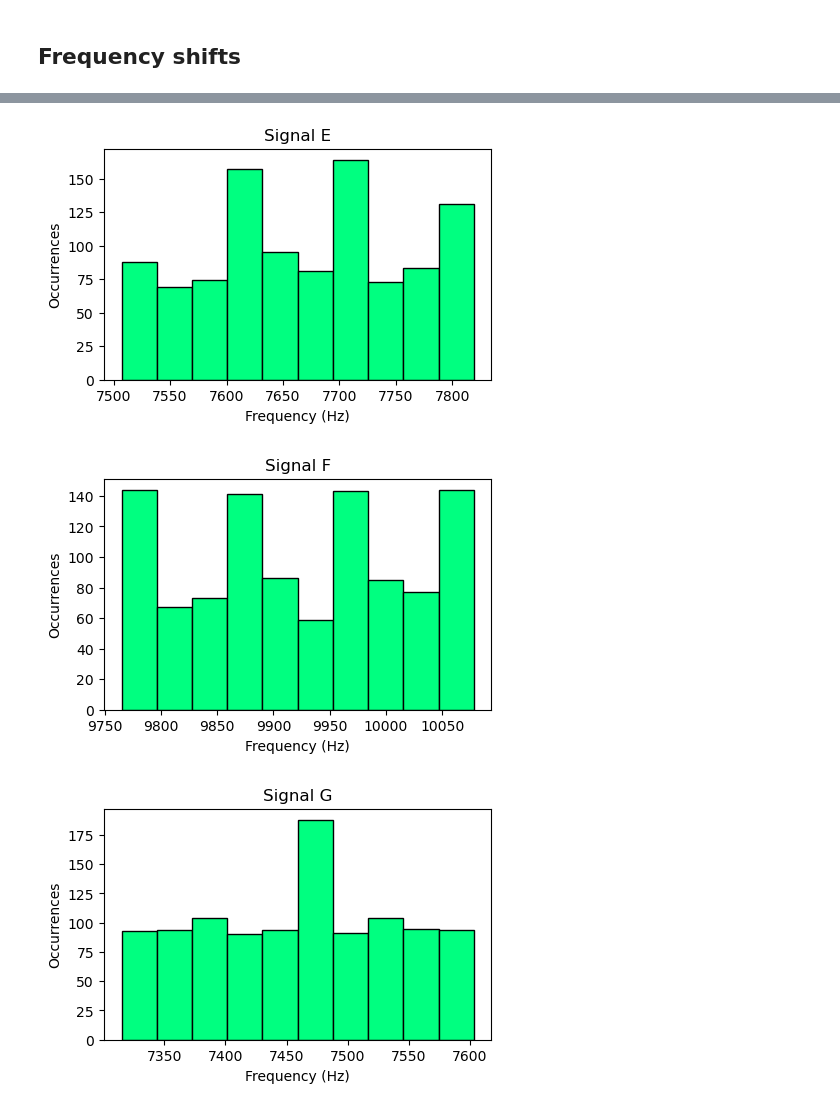
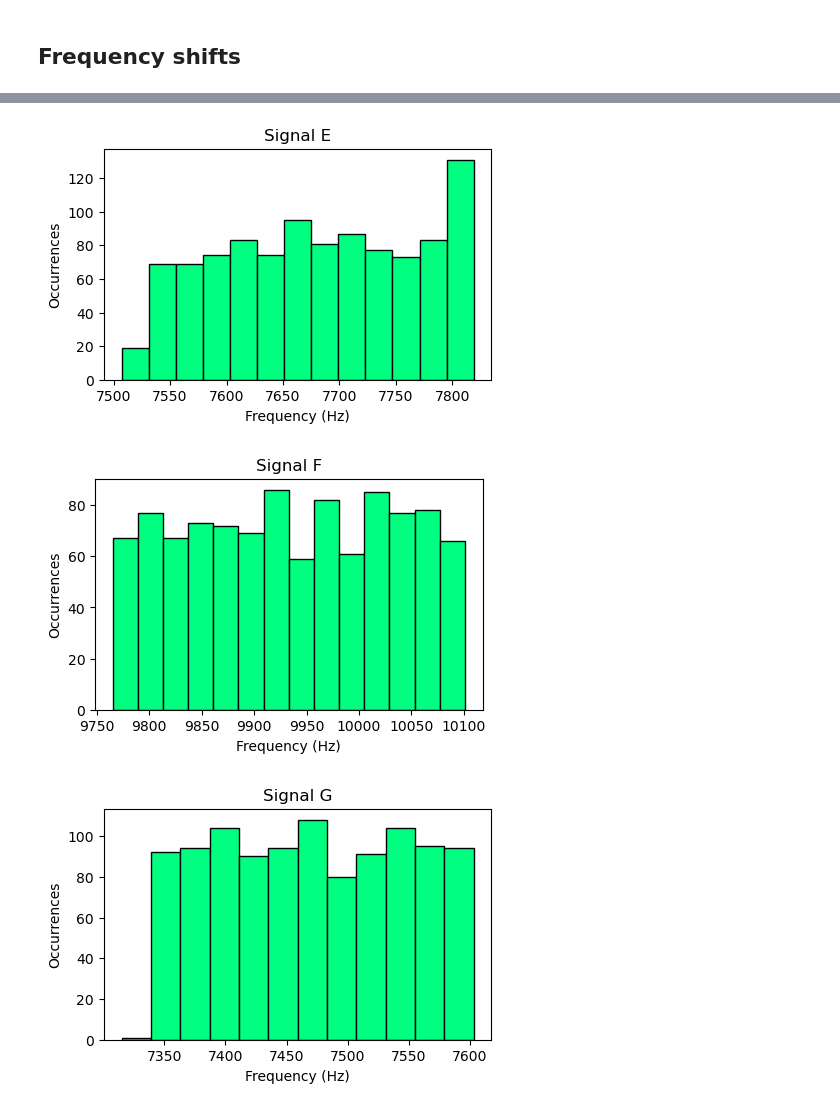
Before and after one commit to Dr-Nozimo/GuardianRuinAnalyses, a Jupyter notebook: sequence_analysis/5a_sequence_stats.ipynb, the cells around one changed output, grey strips where cells are left out. Drawn from its saved outputs; the diff is of its cells as text; code cells hidden in the pictures.

Commit message:
Fixed freq. histogram bug

```diff
--- a/sequence_analysis/5a_sequence_stats.ipynb
+++ b/sequence_analysis/5a_sequence_stats.ipynb
@@ -89,9 +89,12 @@ for signal_type in np.array(['A', 'B', 'C', 'D', 'E', 'F', 'G', 'X']):
     min_x = np.min(subset['Frequency (Hz)'])
     max_x = np.max(subset['Frequency (Hz)'])
     bin_size = 24 # 24 Hz, the FFT resolution
-    bin_edges = np.arange(min_x, max_x + bin_size, bin_size)  # +bin_size ensures the last bin covers the max frequency
+    if signal_type == 'X':
+        bins = 10
+    else:
+        bins = np.arange(min_x, max_x + bin_size, bin_size)  # +bin_size ensures the last bin covers the max frequency
 
-    plt.hist(subset['Frequency (Hz)'], bins=10, alpha=1.0, label=signal_type, color="#00ff80", edgecolor='black') # Plot histogram for the 'Correlation Value' of each signal type
+    plt.hist(subset['Frequency (Hz)'], bins=bins, alpha=1.0, label=signal_type, color="#00ff80", edgecolor='black') # Plot histogram for the 'Correlation Value' of each signal type
     plt.title('Signal ' + str(signal_type))
     plt.xlabel('Frequency (Hz)')
     plt.ylabel('Occurrences')
@@ -105,4 +108,4 @@ for signal_type in np.array(['A', 'B', 'C', 'D', 'E', 'F', 'G', 'X']):
-[figure, old version]
+[figure, new version]
-[figure, old version]
+[figure, new version]
-[figure, old version]
+[figure, new version]
 [figure]
```
Also changed, not shown: parts of 1 cell of this notebook.
